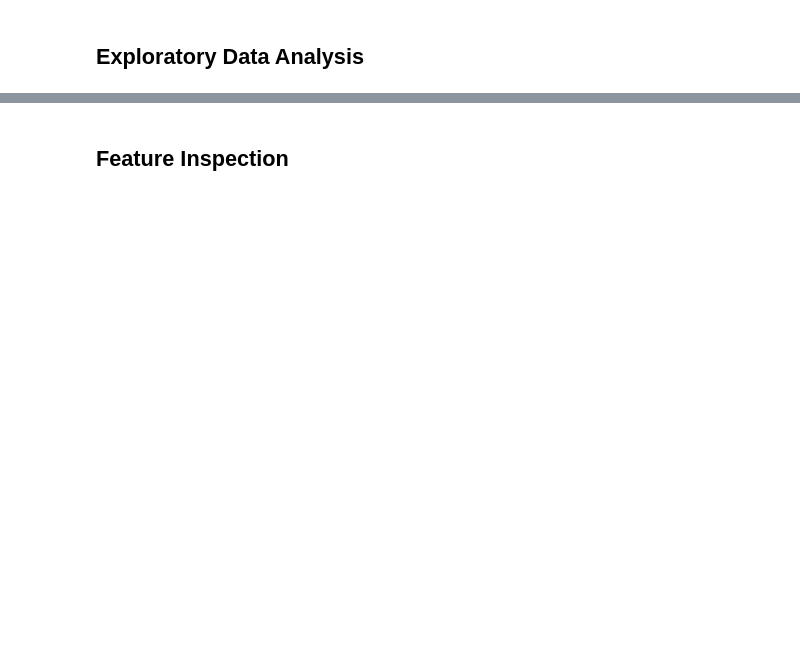
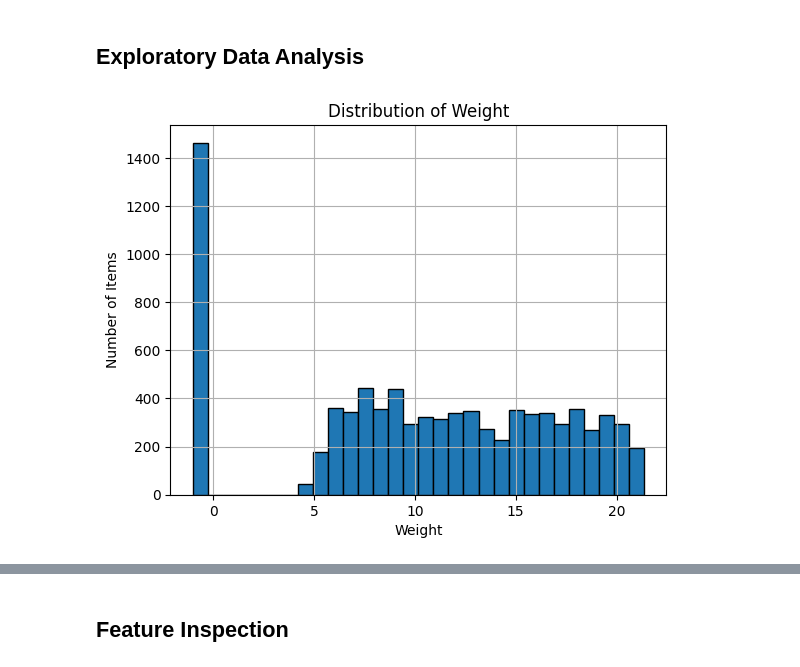
Before and after one commit to carlolopez03/Prediction-of-Product-Sales, a Jupyter notebook: Prediction_of_Product_Sales.ipynb, the cells around one changed output, grey strips where cells are left out. Cells and saved outputs as stored; diff of their text form; code cells hidden in the pictures; blank space fills up the shorter version.

```diff
--- a/Prediction_of_Product_Sales.ipynb
+++ b/Prediction_of_Product_Sales.ipynb
@@ -215,2 +218,12 @@ df_sp[num_cols].describe()
 # %% [markdown]
 ## **Exploratory Data Analysis**
+# %%
+import matplotlib.pyplot as plt
+import seaborn as sns
+
+ax = df_sp['Item_Weight'].hist(bins = 30, edgecolor = 'black')
+ax.set_title('Distribution of Weight')
+ax.set_xlabel('Weight')
+ax.set_ylabel('Number of Items');
+# %% [output]
+[figure, added]
```
Also changed, not shown: parts of 8 cells of this notebook.
